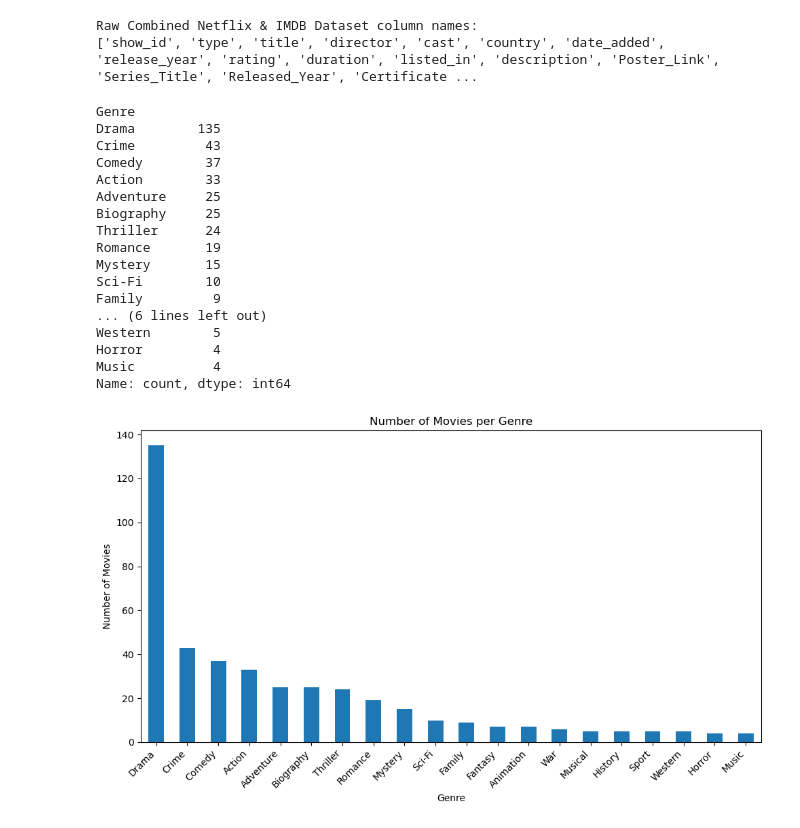
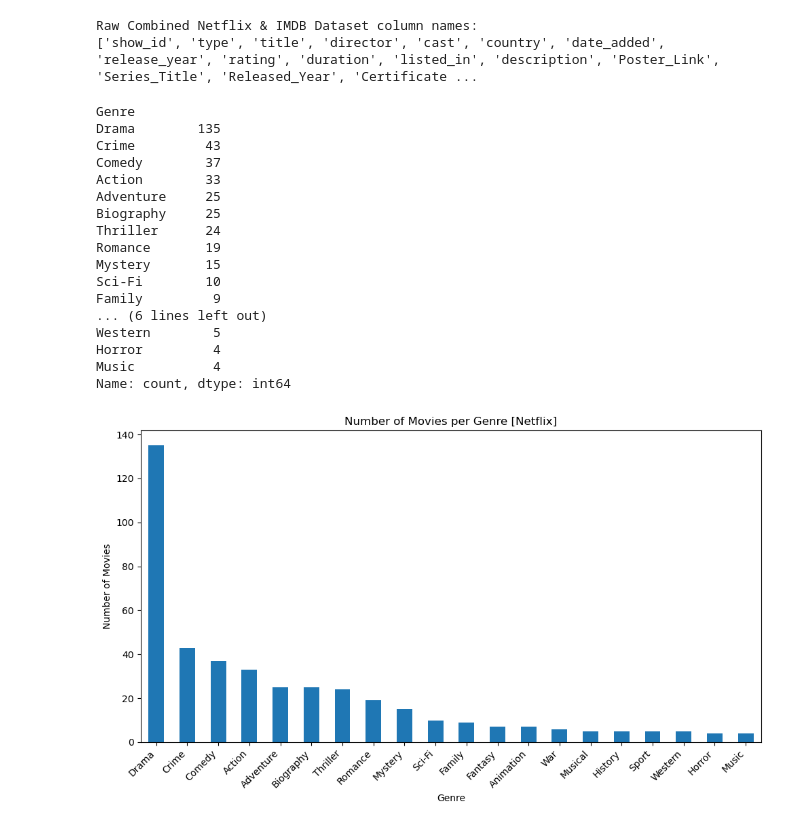
Before and after one commit to ulquyorra-11/Cinemalytics, a Jupyter notebook: notebooks/samer.ipynb, the cells around one changed output. Saved outputs shown, nothing was run; the diff lists cells and outputs as text; code cells hidden in the pictures.

```diff
--- a/notebooks/samer.ipynb
+++ b/notebooks/samer.ipynb
@@ -85,38 +86,38 @@ print(netflix_imdb_df.columns.tolist())
 Raw Combined Netflix & IMDB Dataset column names:
 ['show_id', 'type', 'title', 'director', 'cast', 'country', 'date_added', 'release_year', 'rating', 'duration', 'listed_in', 'description', 'Poster_Link', 'Series_Title', 'Released_Year', 'Certificate ...
 # %%
-# Display relationship between Movie genre and number of movies
+# Display relationship between Movie genre and number of movies [Netflix & IMDB]
 
 # Split the 'Genre' column into lists, stack them into a single Series, and then count occurrences
-genre_counts = netflix_imdb_df['Genre'].str.split(', ').explode().value_counts()
-print(genre_counts)
+netflix_genre_counts = netflix_imdb_df['Genre'].str.split(', ').explode().value_counts()
+print(netflix_genre_counts)
 
 # Plotting the counts as above
 plt.figure(figsize=(10, 6))
-genre_counts.plot(kind='bar')
-plt.title('Number of Movies per Genre')
+netflix_genre_counts.plot(kind='bar')
+plt.title('Number of Movies per Genre [Netflix]')
 plt.xlabel('Genre')
 plt.ylabel('Number of Movies')
 plt.xticks(rotation=45, ha="right")
 plt.tight_layout()
 
 plt.show()
 # %% [output]
 Genre
 Drama        135
 Crime         43
 Comedy        37
 Action        33
 Adventure     25
 Biography     25
 Thriller      24
 Romance       19
 Mystery       15
 Sci-Fi        10
 Family         9
 ... (6 lines left out)
 Western        5
 Horror         4
 Music          4
 Name: count, dtype: int64
-[figure, old version]
+[figure, new version]
```
Also changed, not shown: parts of 7 cells of this notebook.
